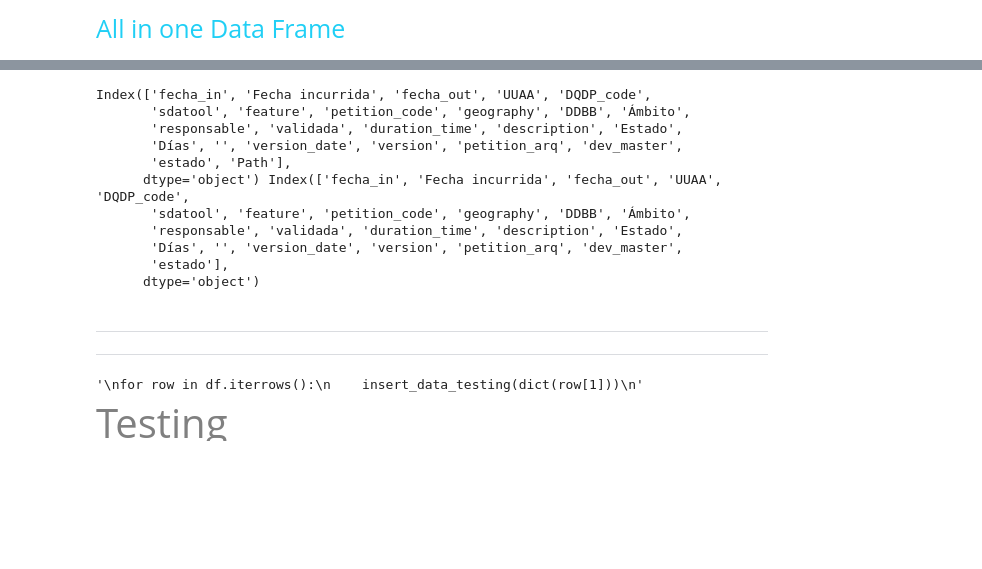
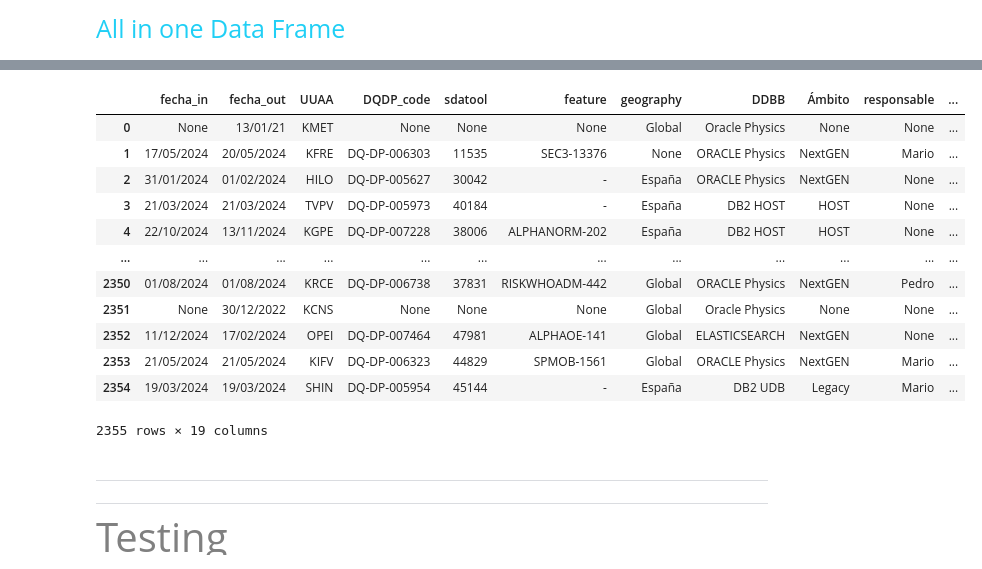
Before and after one commit to matublaq/BBVA, a Jupyter notebook: masive_insert_functions.ipynb, the cells around one changed output, grey strips where cells are left out. Drawn from its saved outputs; the diff is of its cells as text; code cells hidden in the pictures; blank space fills up the shorter version.

Commit message:
None

```diff
--- a/masive_insert_functions.ipynb
+++ b/masive_insert_functions.ipynb
@@ -427,0 +402,5 @@ df_g = df_g[df_g["petition_code"] != "None"]
+# %%
+df_definitive = pd.DataFrame(columns=columns_to_use)
+petitions = set(df_g["petition_code"]).union(set(df["petition_code"]))
+print(len(petitions), df_definitive.columns)
+petitions
@@ -428 +430,29 @@ df_g = df_g[df_g["petition_code"] != "None"]
+# %%
+for petition in petitions:
+    dic_aux = {i: [] for i in columns_to_use}
+
+    for column in columns_to_use:
+        df_filtered = df[df["petition_code"] == petition]
+        df_g_filtered = df_g[df_g["petition_code"] == petition]
+
+        if not df_filtered.empty:
+            df_value = df_filtered[column].values[0]
+        else:
+            df_value = "None" if column != "duration_time" else None
+
+        if not df_g_filtered.empty:
+            df_g_value = df_g_filtered[column].values[0]
+        else:
+            df_g_value = "None" if column != "duration_time" else None
+
+
+        if df_value != "None" and df_value is not None:
+            dic_aux[column].append(df_value)
+        elif df_g_value != "None" and df_g_value is not None:
+            dic_aux[column].append(df_g_value)
+        else:
+            dic_aux[column].append(df_value) #None o "None"
+
+    df_aux = pd.DataFrame(dic_aux)
+    df_definitive = pd.concat([df_definitive, df_aux], ignore_index=True)
 # %%
@@ -457,4 +489,0 @@ df_none_count
-# %%
-df_definitive = pd.DataFrame(columns=list(df.columns))
-petitions = set(df_g["petition_code"]).union(set(df["petition_code"]))
-petitions
@@ -479,26 +490,24 @@ petitions
-# %%
-print(df_g.columns, df.columns)
-# %% [output]
-Index(['fecha_in', 'Fecha incurrida', 'fecha_out', 'UUAA', 'DQDP_code',
-       'sdatool', 'feature', 'petition_code', 'geography', 'DDBB', 'Ámbito',
-       'responsable', 'validada', 'duration_time', 'description', 'Estado',
-       'Días', '', 'version_date', 'version', 'petition_arq', 'dev_master',
-       'estado', 'Path'],
-      dtype='object') Index(['fecha_in', 'Fecha incurrida', 'fecha_out', 'UUAA', 'DQDP_code',
-       'sdatool', 'feature', 'petition_code', 'geography', 'DDBB', 'Ámbito',
-       'responsable', 'validada', 'duration_time', 'description', 'Estado',
-       'Días', '', 'version_date', 'version', 'petition_arq', 'dev_master',
-       'estado'],
-      dtype='object')
+# %%
+df_definitive
+# %% [output]
+|  | fecha_in | fecha_out | UUAA | DQDP_code | sdatool | feature | geography | DDBB | Ámbito | responsable | ... |
+| 0 | None | 13/01/21 | KMET | None | None | None | Global | Oracle Physics | None | None | ... |
+| 1 | 17/05/2024 | 20/05/2024 | KFRE | DQ-DP-006303 | 11535 | SEC3-13376 | None | ORACLE Physics | NextGEN | Mario | ... |
+| 2 | 31/01/2024 | 01/02/2024 | HILO | DQ-DP-005627 | 30042 | - | España | ORACLE Physics | NextGEN | None | ... |
+| 3 | 21/03/2024 | 21/03/2024 | TVPV | DQ-DP-005973 | 40184 | - | España | DB2 HOST | HOST | None | ... |
+| 4 | 22/10/2024 | 13/11/2024 | KGPE | DQ-DP-007228 | 38006 | ALPHANORM-202 | España | DB2 HOST | HOST | None | ... |
+| ... | ... | ... | ... | ... | ... | ... | ... | ... | ... | ... | ... |
+| 2350 | 01/08/2024 | 01/08/2024 | KRCE | DQ-DP-006738 | 37831 | RISKWHOADM-442 | Global | ORACLE Physics | NextGEN | Pedro | ... |
+| 2351 | None | 30/12/2022 | KCNS | None | None | None | Global | Oracle Physics | None | None | ... |
+| 2352 | 11/12/2024 | 17/02/2024 | OPEI | DQ-DP-007464 | 47981 | ALPHAOE-141 | Global | ELASTICSEARCH | NextGEN | None | ... |
+| 2353 | 21/05/2024 | 21/05/2024 | KIFV | DQ-DP-006323 | 44829 | SPMOB-1561 | Global | ORACLE Physics | NextGEN | Mario | ... |
+| 2354 | 19/03/2024 | 19/03/2024 | SHIN | DQ-DP-005954 | 45144 | - | España | DB2 UDB | Legacy | Mario | ... |
+2355 rows × 19 columns
 # %% [markdown]
 ---
 ---
 # %%
-'''
-for row in df.iterrows():
+for row in df_definitive.iterrows():
     insert_data_testing(dict(row[1]))
-'''
-# %% [output]
-'\nfor row in df.iterrows():\n    insert_data_testing(dict(row[1]))\n'
 # %% [markdown]
 <p style="font-size: 40px; color: grey;">Testing</p>
```
Also changed, not shown: parts of 9 cells of this notebook, 6 other files.
